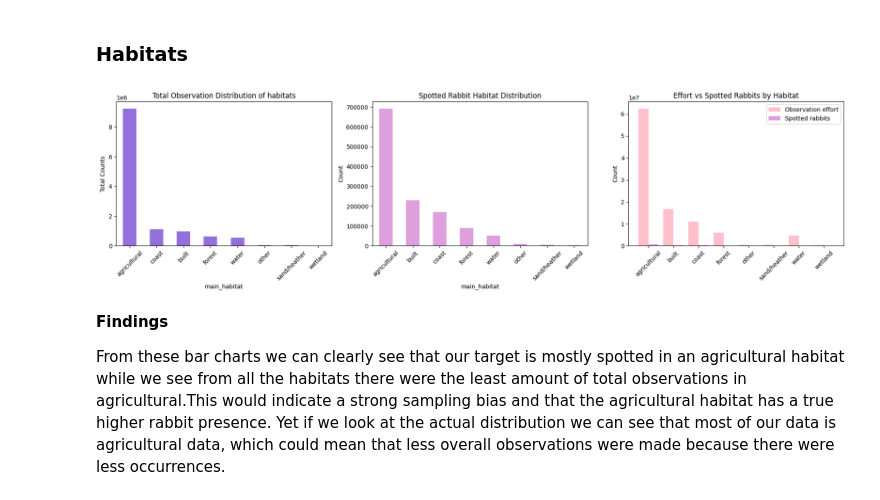
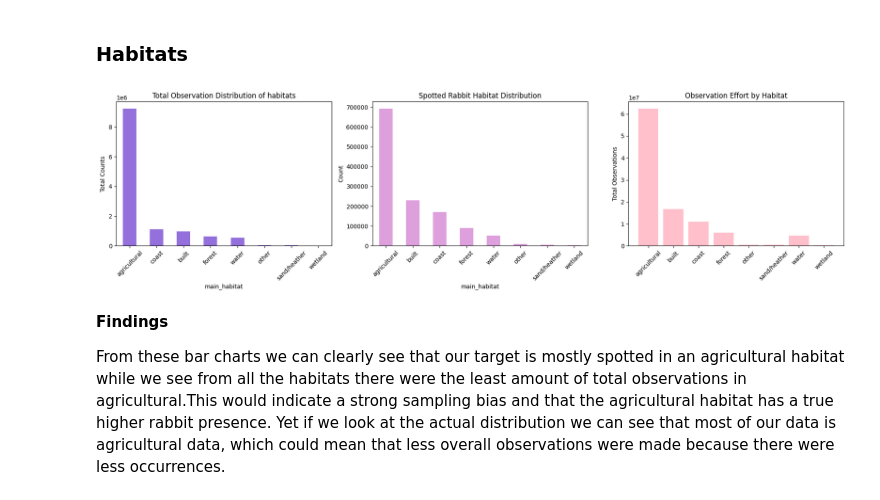
Before and after one commit to Sannebeast/Rabbitions, a Jupyter notebook: notebooks/project.ipynb, the cells around one changed output. Cells and saved outputs as stored; diff of their text form; code cells hidden in the pictures.

```diff
--- a/notebooks/project.ipynb
+++ b/notebooks/project.ipynb
@@ -296,41 +296,31 @@ The target variable is_spotted is binary and was summarized using the number and
 # %%
 fig, axes = plt.subplots(1, 3, figsize=(18, 5))
 
 # Total Observation Distribution
 df["main_habitat"].value_counts().plot(kind="bar", ax=axes[0], color="mediumpurple")
 axes[0].set_title("Total Observation Distribution of habitats")
 axes[0].set_ylabel("Total Counts")
 axes[0].tick_params(axis='x', rotation=45)
 
 # Spotted rabbit habitat distribution
 df[df["is_spotted"] == 1]["main_habitat"].value_counts().plot(kind="bar", ax=axes[1], color="plum")
 axes[1].set_title("Spotted Rabbit Habitat Distribution")
 axes[1].set_ylabel("Count")
 axes[1].tick_params(axis='x', rotation=45)
 
-# COMBINED: effort + spotted per habitat
-spotted = df[df["is_spotted"] == 1]["main_habitat"].value_counts()
+# Observation effort by habitat
 effort = df.groupby("main_habitat")["total_observations"].sum()
-
-# align indices
-spotted = spotted.reindex(effort.index, fill_value=0)
-
 x = np.arange(len(effort.index))
-width = 0.4
-
-axes[2].bar(x - width/2, effort.values, width=width, label="Observation effort", color="pink")
-axes[2].bar(x + width/2, spotted.values, width=width, label="Spotted rabbits", color="plum")
-
-axes[2].set_title("Effort vs Spotted Rabbits by Habitat")
-axes[2].set_ylabel("Count")
+axes[2].bar(x, effort.values, color="pink")
+axes[2].set_title("Observation Effort by Habitat")
+axes[2].set_ylabel("Total Observations")
 axes[2].set_xticks(x)
 axes[2].set_xticklabels(effort.index, rotation=45)
-axes[2].legend()
 
 plt.tight_layout()
 plt.show()
 # %% [output]
-[figure, old version]
+[figure, new version]
 # %% [markdown]
 **Findings**
 
```
Also changed, not shown: parts of 1 cell of this notebook.
